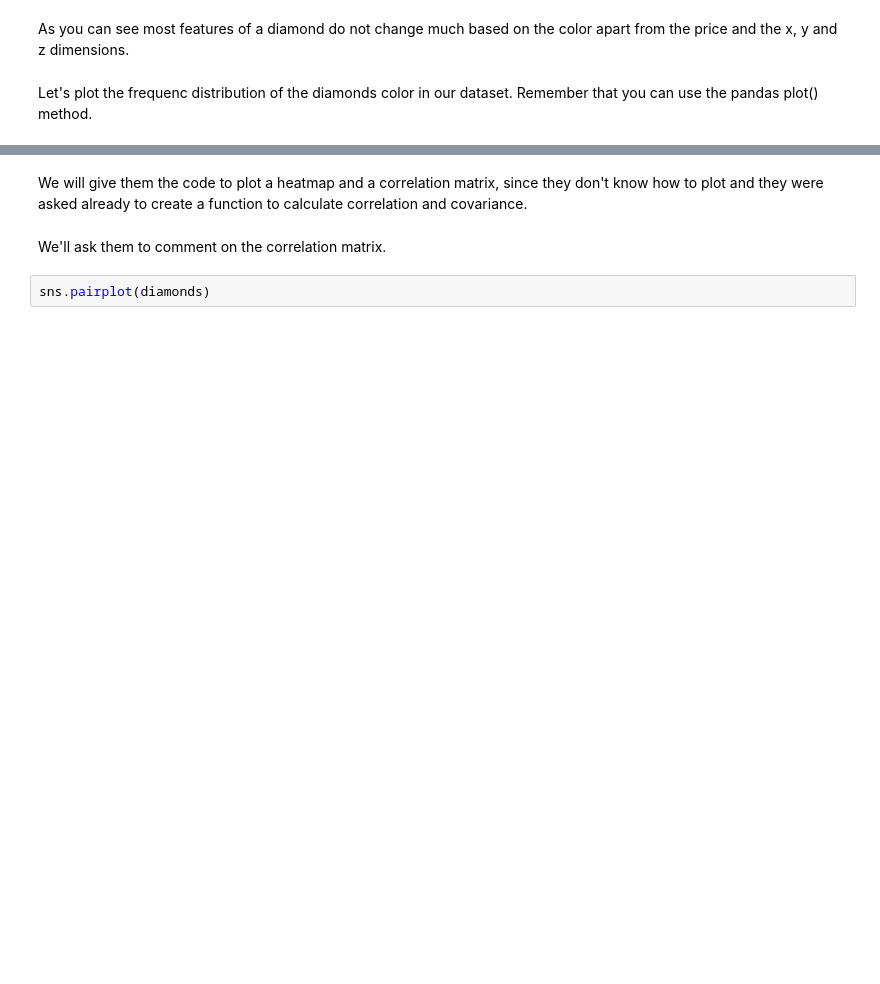
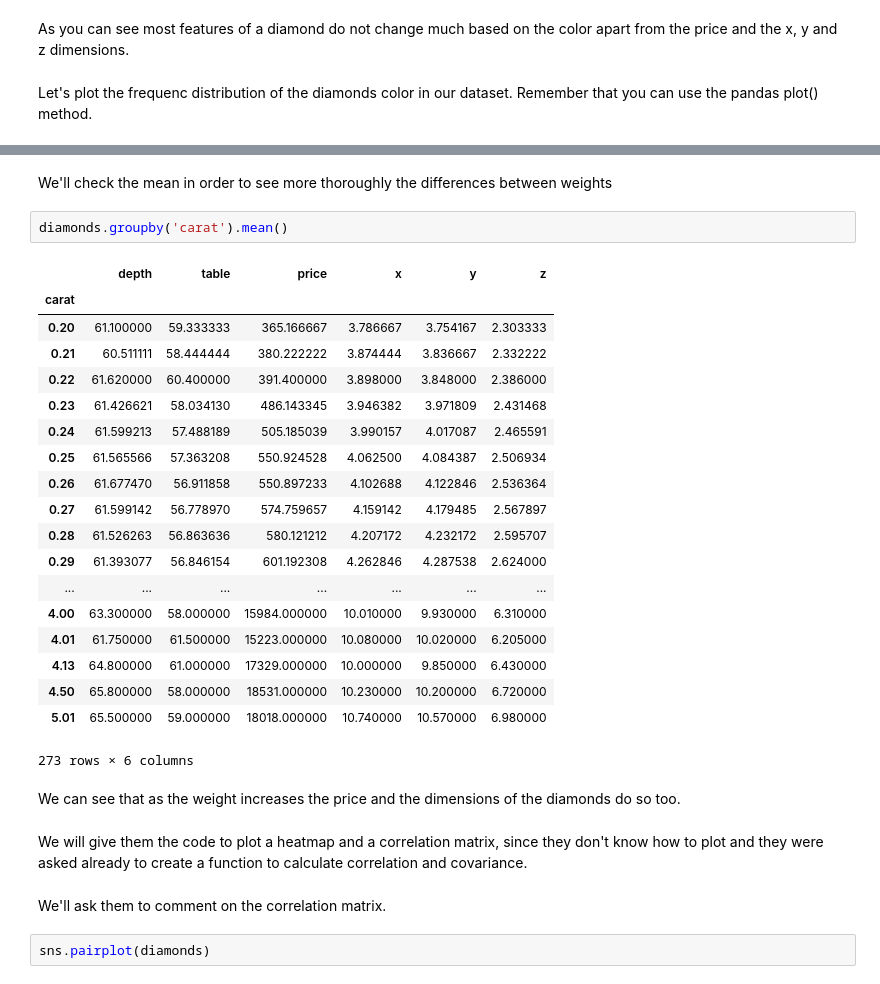
Before and after one commit to ta-data-bcn/Review-W4-Data-Cleaning-And-Descriptive-Statistics, a Jupyter notebook: main.ipynb, the cells around one changed output, grey strips where cells are left out. Drawn from its saved outputs; the diff is of its cells as text; blank space fills up the shorter version.

```diff
--- a/main.ipynb
+++ b/main.ipynb
@@ -175,3 +428,29 @@ diamonds.describe()
+# %% [markdown]
+We'll check the mean in order to see more thoroughly the differences between weights
+# %%
+diamonds.groupby('carat').mean()
+# %% [output]
+|  | depth | table | price | x | y | z |
+| carat |  |  |  |  |  |  |
+| 0.20 | 61.100000 | 59.333333 | 365.166667 | 3.786667 | 3.754167 | 2.303333 |
+| 0.21 | 60.511111 | 58.444444 | 380.222222 | 3.874444 | 3.836667 | 2.332222 |
+| 0.22 | 61.620000 | 60.400000 | 391.400000 | 3.898000 | 3.848000 | 2.386000 |
+| 0.23 | 61.426621 | 58.034130 | 486.143345 | 3.946382 | 3.971809 | 2.431468 |
+| 0.24 | 61.599213 | 57.488189 | 505.185039 | 3.990157 | 4.017087 | 2.465591 |
+| 0.25 | 61.565566 | 57.363208 | 550.924528 | 4.062500 | 4.084387 | 2.506934 |
+| 0.26 | 61.677470 | 56.911858 | 550.897233 | 4.102688 | 4.122846 | 2.536364 |
+| 0.27 | 61.599142 | 56.778970 | 574.759657 | 4.159142 | 4.179485 | 2.567897 |
+| 0.28 | 61.526263 | 56.863636 | 580.121212 | 4.207172 | 4.232172 | 2.595707 |
+| 0.29 | 61.393077 | 56.846154 | 601.192308 | 4.262846 | 4.287538 | 2.624000 |
+| ... | ... | ... | ... | ... | ... | ... |
+| 4.00 | 63.300000 | 58.000000 | 15984.000000 | 10.010000 | 9.930000 | 6.310000 |
+| 4.01 | 61.750000 | 61.500000 | 15223.000000 | 10.080000 | 10.020000 | 6.205000 |
+| 4.13 | 64.800000 | 61.000000 | 17329.000000 | 10.000000 | 9.850000 | 6.430000 |
+| 4.50 | 65.800000 | 58.000000 | 18531.000000 | 10.230000 | 10.200000 | 6.720000 |
+| 5.01 | 65.500000 | 59.000000 | 18018.000000 | 10.740000 | 10.570000 | 6.980000 |
+273 rows × 6 columns
+# %% [markdown]
+We can see that as the weight increases the price and the dimensions of the diamonds do so too.
 # %% [markdown]
 We will give them the code to plot a heatmap and a correlation matrix, since they don't know how to plot and they were asked already to create a function to calculate correlation and covariance.
 # %% [markdown]
```
Also changed, not shown: parts of 37 cells of this notebook.
